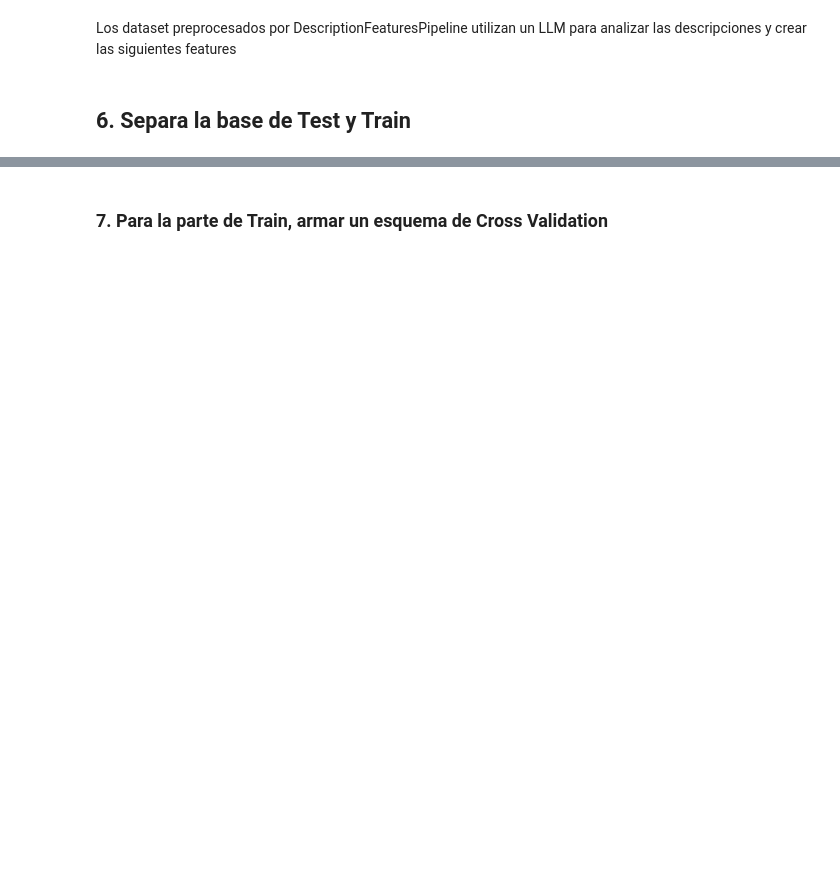
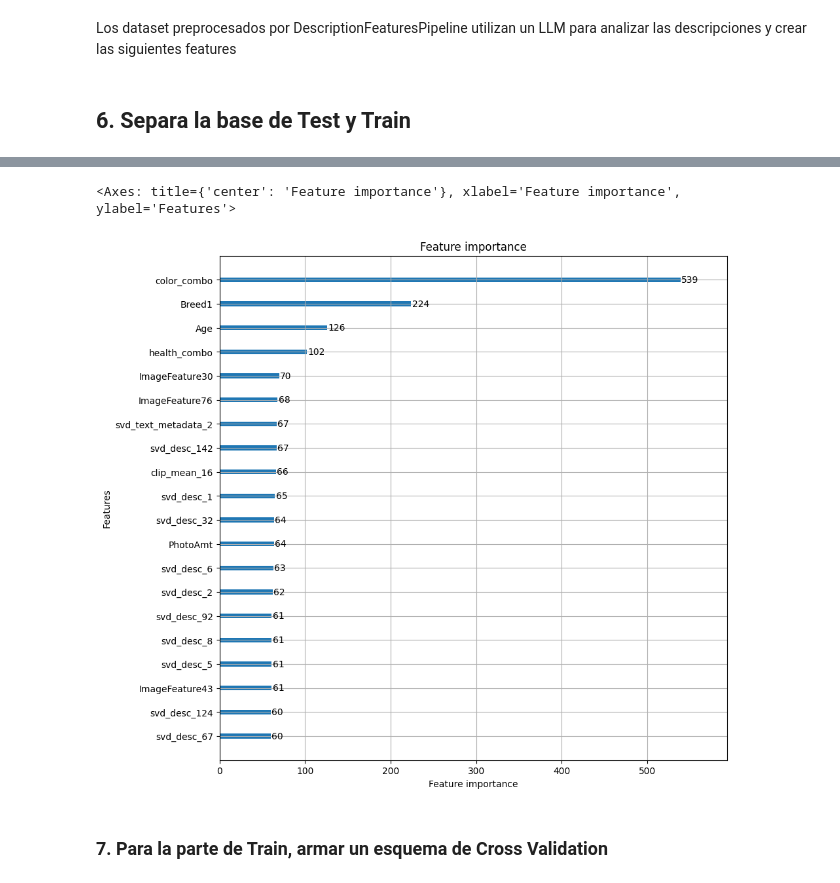
Before and after one commit to fedegonzalezit/pet-finder-grupo-13, a Jupyter notebook: tp.ipynb, the cells around one changed output, grey strips where cells are left out. Drawn from its saved outputs; the diff is of its cells as text; code cells hidden in the pictures; blank space fills up the shorter version.

```diff
--- a/tp.ipynb
+++ b/tp.ipynb
@@ -592,3 +783,8 @@ dataset.head()
+# %%
+description_features = ["svd_desc_{}".format(i) for i in range(n_components)]
+desc_df = pd.DataFrame(svd_col, columns=description_features)
+desc_df["PetID"] = dataset["PetID"].values
+dataset = dataset.merge(desc_df, on="PetID", how="left")
 # %%
 dataset.shape
 # %% [output]
@@ -659,6 +911,7 @@ llm_features = [
     'Must these pets be adopted as a group?',
     'Does the pet need medical care?',
     'must always be kept indoors',
+    "Language"
 ]
 # %%
 original_features = [
@@ -681,15 +934,19 @@ original_features = [
     'State',
     'VideoAmt',
     'PhotoAmt',
+    "Has_name"
 ]
-features = (
-    original_features +
-    manual_features +
-    sentiment_features +
-    features_images +
-    llm_features +
-    metadata_features +
-    clip_features_mean
+features = ([]
+    + original_features
+    + manual_features
+    + sentiment_features
+    + features_images
+    + llm_features
+    + metadata_features
+    + clip_features_mean
+    + features_images_dinov2
+    + description_features
+    + text_metadata_features
 )
 label = 'AdoptionSpeed'
 # %% [markdown]
@@ -708,7 +965,8 @@ y_test = test[label]
 # %%
 lgb_params = params = {
                         'objective': 'multiclass',
-                        'num_class': len(y_train.unique())
+                        'num_class': len(y_train.unique()),
+                        "verbosity": -1,
                         }
 
 
@@ -725,5 +987,8 @@ cohen_kappa_score(y_test,y_pred, weights = 'quadratic')
 # %%
-lgb.plot_importance(lgb_model, importance_type='gain', figsize=(10,10), max_num_features=20)
+lgb.plot_importance(lgb_model, importance_type='auto', figsize=(10,10), max_num_features=20)
+# %% [output]
+<Axes: title={'center': 'Feature importance'}, xlabel='Feature importance', ylabel='Features'>
+[figure, added]
 # %% [markdown]
 ### 7. Para la parte de Train, armar un esquema de Cross Validation
 # %%
```
Also changed, not shown: parts of 48 cells of this notebook, 2 other files.
